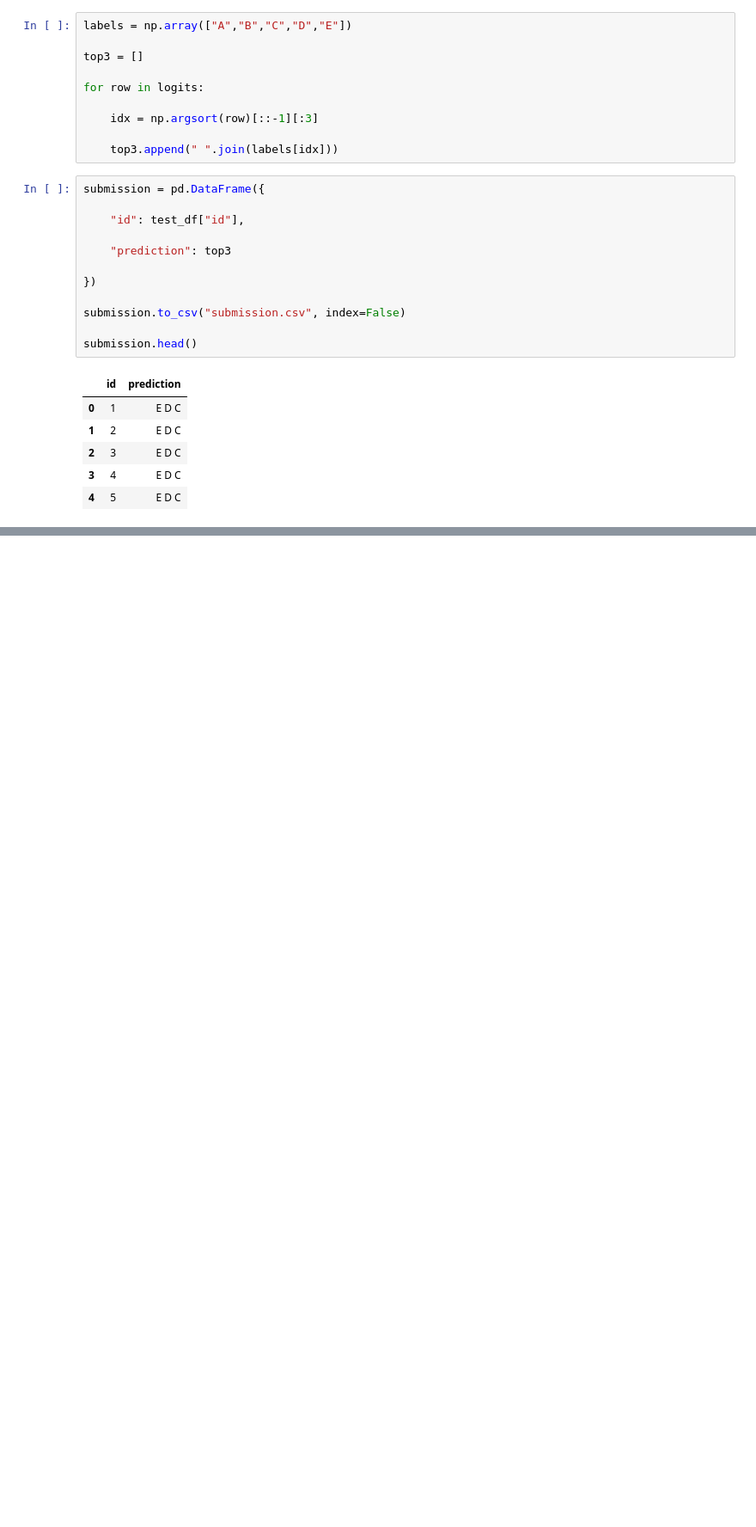
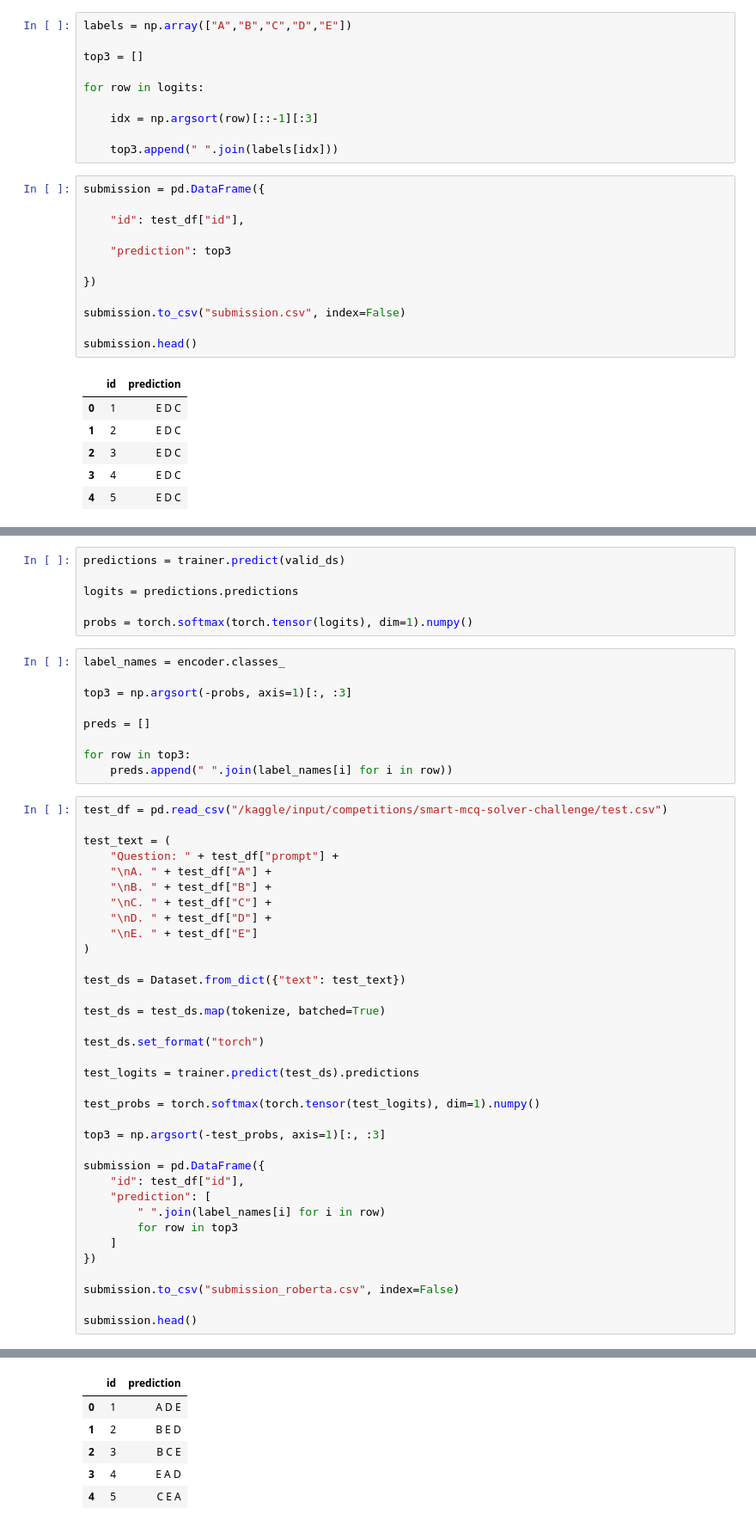
Before and after one commit to 22f3001807/dl-22f3001807-notebook-t22026, a Jupyter notebook: 22f3001807-notebook-2026t2.ipynb, the cells around one changed output, grey strips where cells are left out. Shown at 86% size. Cells and saved outputs as stored; diff of their text form; blank space fills up the shorter version.

Commit message:
Kaggle Notebook | DL-22f3001807-notebook-t22026 | Version 14

```diff
--- a/22f3001807-notebook-2026t2.ipynb
+++ b/22f3001807-notebook-2026t2.ipynb
@@ -482,0 +629,51 @@ submission.head()
+# %%
+predictions = trainer.predict(valid_ds)
+
+logits = predictions.predictions
+
+probs = torch.softmax(torch.tensor(logits), dim=1).numpy()
+# %%
+label_names = encoder.classes_
+
+top3 = np.argsort(-probs, axis=1)[:, :3]
+
+preds = []
+
+for row in top3:
+    preds.append(" ".join(label_names[i] for i in row))
+# %%
+test_df = pd.read_csv("/kaggle/input/competitions/smart-mcq-solver-challenge/test.csv")
+
+test_text = (
+    "Question: " + test_df["prompt"] +
+    "\nA. " + test_df["A"] +
+    "\nB. " + test_df["B"] +
+    "\nC. " + test_df["C"] +
+    "\nD. " + test_df["D"] +
+    "\nE. " + test_df["E"]
+)
+
+test_ds = Dataset.from_dict({"text": test_text})
+
+test_ds = test_ds.map(tokenize, batched=True)
+
+test_ds.set_format("torch")
+
+test_logits = trainer.predict(test_ds).predictions
+
+test_probs = torch.softmax(torch.tensor(test_logits), dim=1).numpy()
+
+top3 = np.argsort(-test_probs, axis=1)[:, :3]
+
+submission = pd.DataFrame({
+    "id": test_df["id"],
+    "prediction": [
+        " ".join(label_names[i] for i in row)
+        for row in top3
+    ]
+})
+
+submission.to_csv("submission_roberta.csv", index=False)
+
+submission.head()
+# %% [output]
@@ -482,0 +681,6 @@ submission.head()
+|  | id | prediction |
+| 0 | 1 | A D E |
+| 1 | 2 | B E D |
+| 2 | 3 | B C E |
+| 3 | 4 | E A D |
+| 4 | 5 | C E A |
```
Also changed, not shown: parts of 11 cells of this notebook.
